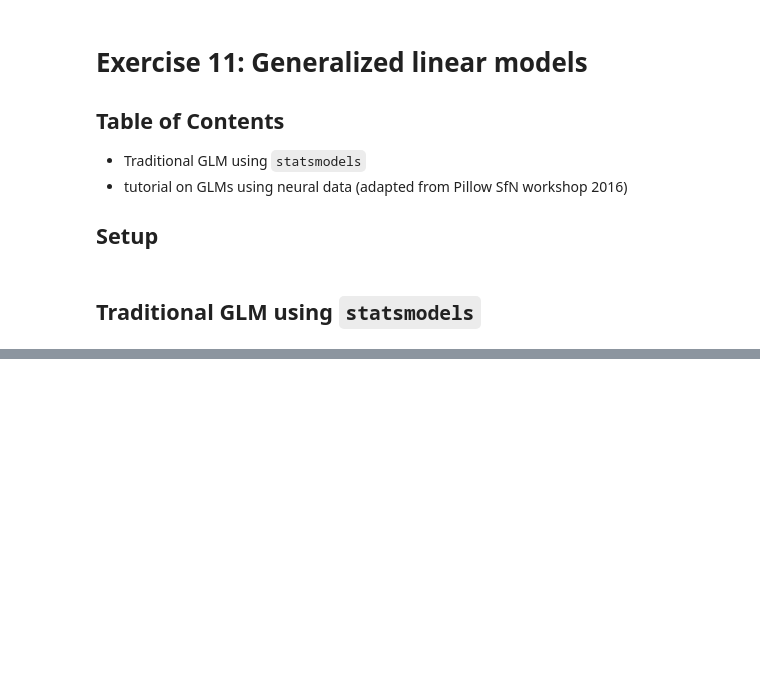
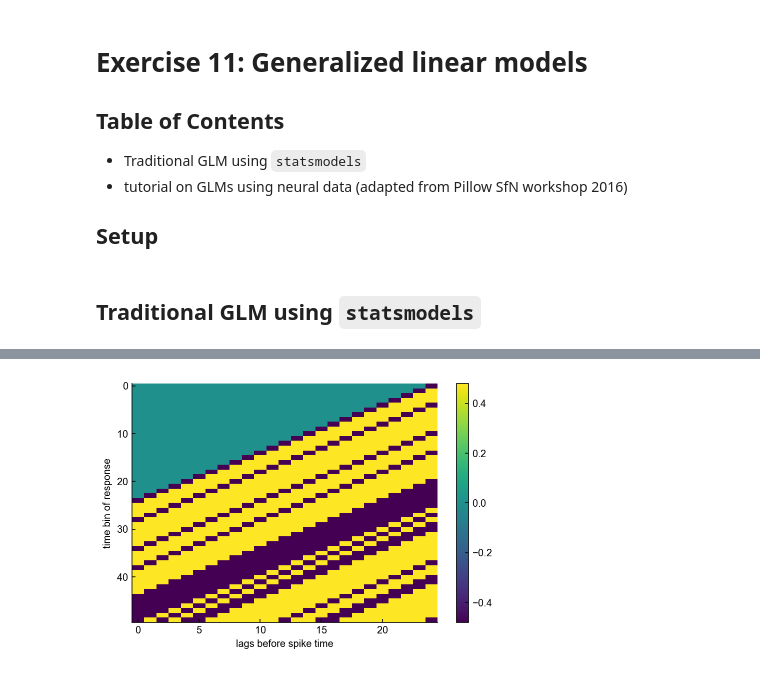
Before and after one commit to badralbanna/quantitative-neuroscience, a Jupyter notebook: Ex 11 - generalized linear models.ipynb, the cells around one changed output, grey strips where cells are left out. Drawn from its saved outputs; the diff is of its cells as text; code cells hidden in the pictures; blank space fills up the shorter version.

Commit message:
updated generalized linear models

```diff
--- a/Ex 11 - generalized linear models.ipynb
+++ b/Ex 11 - generalized linear models.ipynb
@@ -32,0 +119,30 @@ X3 = np.random.normal(loc=0, scale=2, size=n)
+# %%
+### ==== 3. Build the design matrix: slow version ======
+# This is a necessary step before we can fit the model: assemble a matrix
+# that contains the relevant regressors for each time bin of the response,
+# known as a design matrix.  Each row of this matrix contains the relevant
+# stimulus chunk for predicting the spike count at a given time bin
+
+### Set the number of time bins of stimulus to use for predicting spikes
+ntfilt = 25     # Try varying this, to see how performance changes!
+
+# Build the design matrix: Slow version
+paddedStim = np.hstack((np.zeros((ntfilt-1)), Stim))  # pad early bins of stimulus with zero
+Xdsgn = np.zeros((nT,ntfilt))
+for j in np.arange(nT):
+    Xdsgn[j] = paddedStim[j:j+ntfilt]                 # grab last 'nkt' bins of stmiulus and insert into this row
+
+
+# Let's visualize a small part of the design matrix just to see it
+plt.clf()
+plt.imshow(Xdsgn[:50], aspect='auto', interpolation='nearest')
+plt.xlabel('lags before spike time')
+plt.ylabel('time bin of response')
+plt.colorbar()
+plt.show()
+
+# Notice it has a structure where every row is a shifted copy of the row
+# above, which comes from the fact that for each time bin of response,
+# we're grabbing the preceding 'nkt' bins of stimulus as predictor
+# %% [output]
+[figure, added]
```
Also changed, not shown: parts of 11 cells of this notebook, 1 other file.
